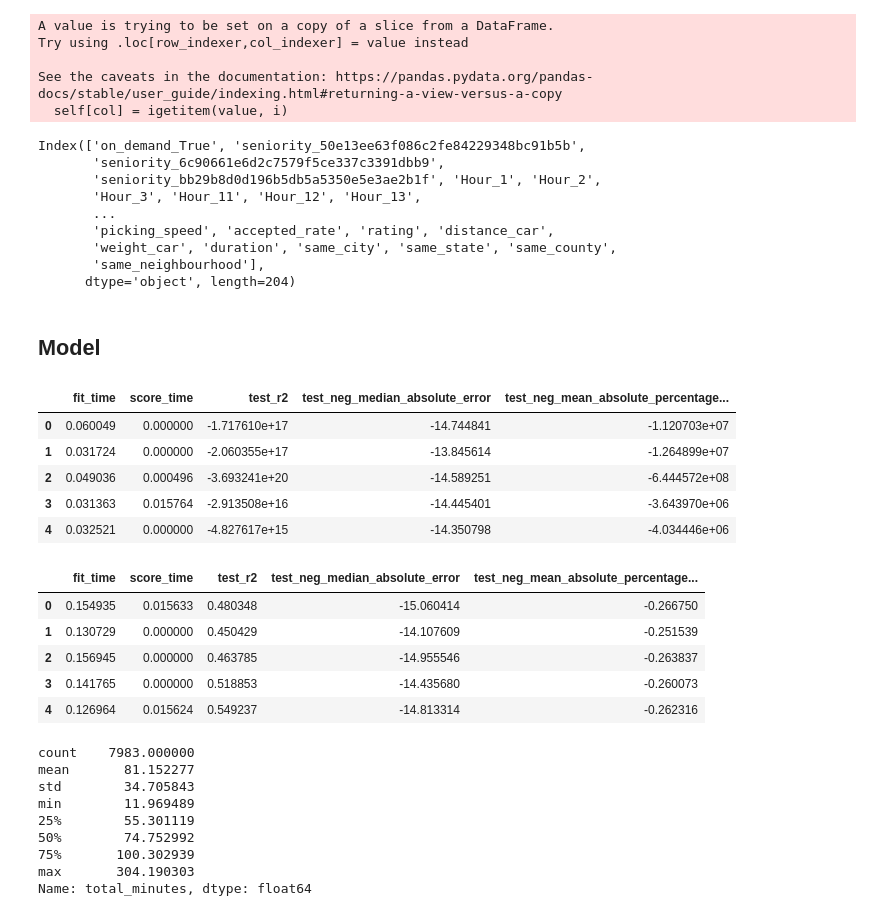
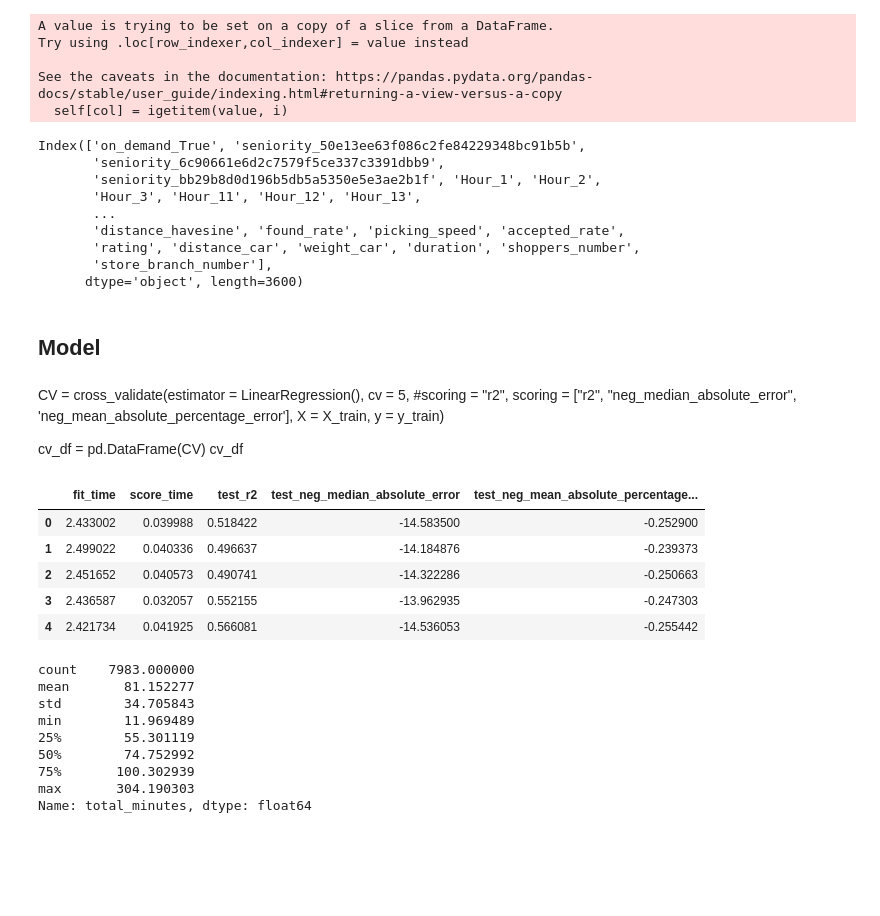
Before and after one commit to sanchobuendia/test_cornershop, a Jupyter notebook: model.ipynb, the cells around one changed output. Drawn from its saved outputs; the diff is of its cells as text; code cells hidden in the pictures; blank space fills up the shorter version.

```diff
--- a/model.ipynb
+++ b/model.ipynb
@@ -52,8 +54,14 @@ Index(['Unnamed: 0', 'order_id', 'lat_destination', 'lng_destination',
 # %%
 var_cat = ['on_demand', 'seniority', 'Hour', 'Day_of_Week', 'period',
            'county_origin', 'county_destiny', 'state_origin', 'state_destiny',
+           'city_origin', 'city_destiny',
            'path_city',
-           'path_state', 'path_county'
+           'path_state',
+           'path_county',
+           'store_branch_id',
+           'shopper_id',
+           'same_city', 'same_state', 'same_county',
+           'same_neighbourhood'
           ]
 
 var_num = ['quantity_UN', 'quantity_KG', 'UN_plus_KG', 'UN_mult_KG',
@@ -62,8 +70,8 @@ var_num = ['quantity_UN', 'quantity_KG', 'UN_plus_KG', 'UN_mult_KG',
            'distance_car',
            'weight_car',
            'duration',
-           'same_city', 'same_state', 'same_county',
-           'same_neighbourhood'
+           'shoppers_number',
+           'store_branch_number'
           ]
 # %%
 dft = pd.get_dummies(full[var_cat], columns= var_cat, drop_first=True)
@@ -76,5 +81,3 @@ cdrop = ['order_id', 'shopper_id', 'store_branch_id', 'store_id',
-# %%
-full = full.drop(cdrop, axis = 1)
 # %%
 target = ['total_minutes']
 full = full[list(cat_var)+list(var_num) + target]
@@ -170,46 +173,38 @@ Index(['on_demand_True', 'seniority_50e13ee63f086c2fe84229348bc91b5b',
        'seniority_bb29b8d0d196b5db5a5350e5e3ae2b1f', 'Hour_1', 'Hour_2',
        'Hour_3', 'Hour_11', 'Hour_12', 'Hour_13',
        ...
-       'picking_speed', 'accepted_rate', 'rating', 'distance_car',
-       'weight_car', 'duration', 'same_city', 'same_state', 'same_county',
-       'same_neighbourhood'],
-      dtype='object', length=204)
+       'distance_havesine', 'found_rate', 'picking_speed', 'accepted_rate',
+       'rating', 'distance_car', 'weight_car', 'duration', 'shoppers_number',
+       'store_branch_number'],
+      dtype='object', length=3600)
 # %% [markdown]
 ## Model
+# %% [markdown]
+CV = cross_validate(estimator = LinearRegression(),
+                    cv = 5,
+                    #scoring = "r2",
+                    scoring = ["r2", "neg_median_absolute_error", 'neg_mean_absolute_percentage_error'],
+                    X = X_train,
+                    y = y_train)
+
+cv_df = pd.DataFrame(CV)
+cv_df
 # %%
-CV = cross_validate(estimator = LinearRegression(),
+CV = cross_validate(estimator = ElasticNet(alpha=0.025, l1_ratio=0.5),
                     cv = 5,
-                    #scoring = "r2",
                     scoring = ["r2", "neg_median_absolute_error", 'neg_mean_absolute_percentage_error'],
                     X = X_train,
                     y = y_train)
 
 cv_df = pd.DataFrame(CV)
 cv_df
 # %% [output]
 |  | fit_time | score_time | test_r2 | test_neg_median_absolute_error | test_neg_mean_absolute_percentage... |
-| 0 | 0.060049 | 0.000000 | -1.717610e+17 | -14.744841 | -1.120703e+07 |
-| 1 | 0.031724 | 0.000000 | -2.060355e+17 | -13.845614 | -1.264899e+07 |
-| 2 | 0.049036 | 0.000496 | -3.693241e+20 | -14.589251 | -6.444572e+08 |
-| 3 | 0.031363 | 0.015764 | -2.913508e+16 | -14.445401 | -3.643970e+06 |
-| 4 | 0.032521 | 0.000000 | -4.827617e+15 | -14.350798 | -4.034446e+06 |
+| 0 | 2.433002 | 0.039988 | 0.518422 | -14.583500 | -0.252900 |
+| 1 | 2.499022 | 0.040336 | 0.496637 | -14.184876 | -0.239373 |
+| 2 | 2.451652 | 0.040573 | 0.490741 | -14.322286 | -0.250663 |
+| 3 | 2.436587 | 0.032057 | 0.552155 | -13.962935 | -0.247303 |
+| 4 | 2.421734 | 0.041925 | 0.566081 | -14.536053 | -0.255442 |
-# %%
-CV = cross_validate(estimator = ElasticNet(alpha=0.025, l1_ratio=0.5),
-                    cv = 5,
-                    #scoring = "r2",
-                    scoring = ["r2", "neg_median_absolute_error", 'neg_mean_absolute_percentage_error'],
-                    X = X_train,
-                    y = y_train)
-
-cv_df = pd.DataFrame(CV)
-cv_df
-# %% [output]
-|  | fit_time | score_time | test_r2 | test_neg_median_absolute_error | test_neg_mean_absolute_percentage... |
-| 0 | 0.154935 | 0.015633 | 0.480348 | -15.060414 | -0.266750 |
-| 1 | 0.130729 | 0.000000 | 0.450429 | -14.107609 | -0.251539 |
-| 2 | 0.156945 | 0.000000 | 0.463785 | -14.955546 | -0.263837 |
-| 3 | 0.141765 | 0.000000 | 0.518853 | -14.435680 | -0.260073 |
-| 4 | 0.126964 | 0.015624 | 0.549237 | -14.813314 | -0.262316 |
 # %%
 model = ElasticNet(alpha=1.0, l1_ratio=0.5).fit(X = X_train, y = y_train)
 # %%
```
Also changed, not shown: parts of 6 cells of this notebook, 1 other file.
